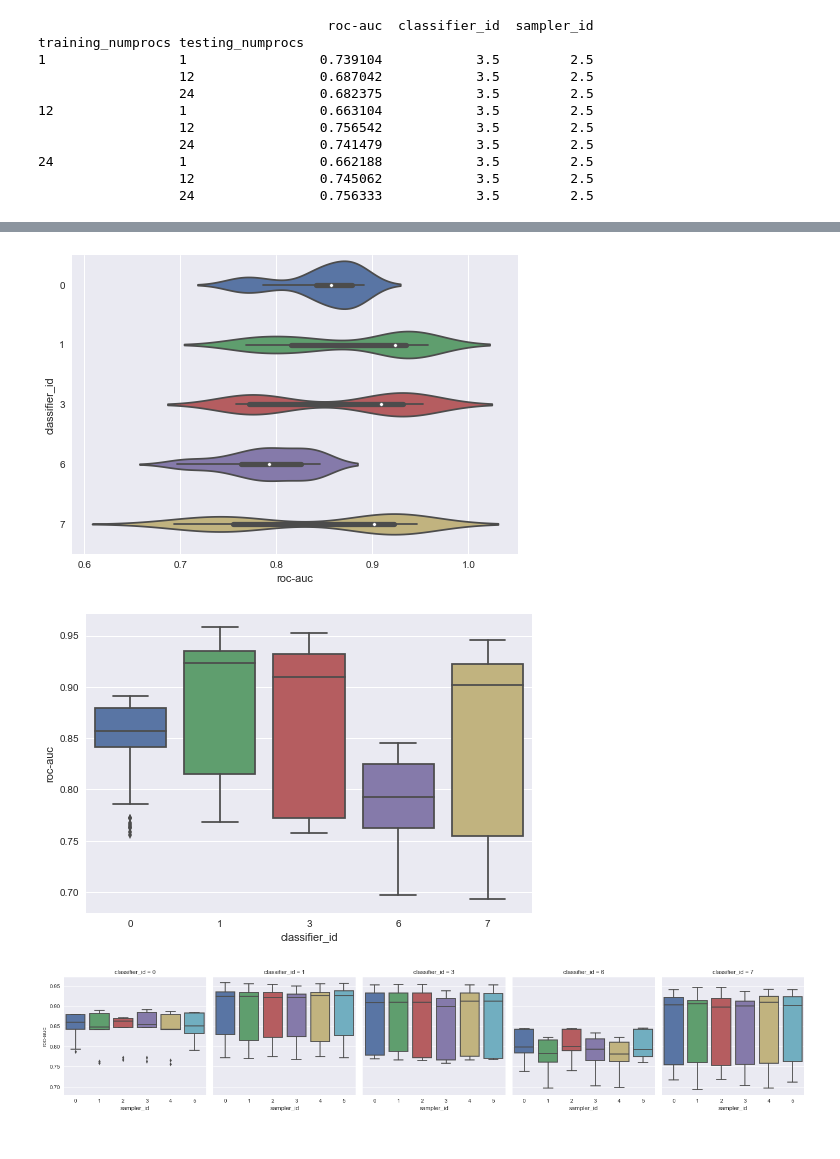
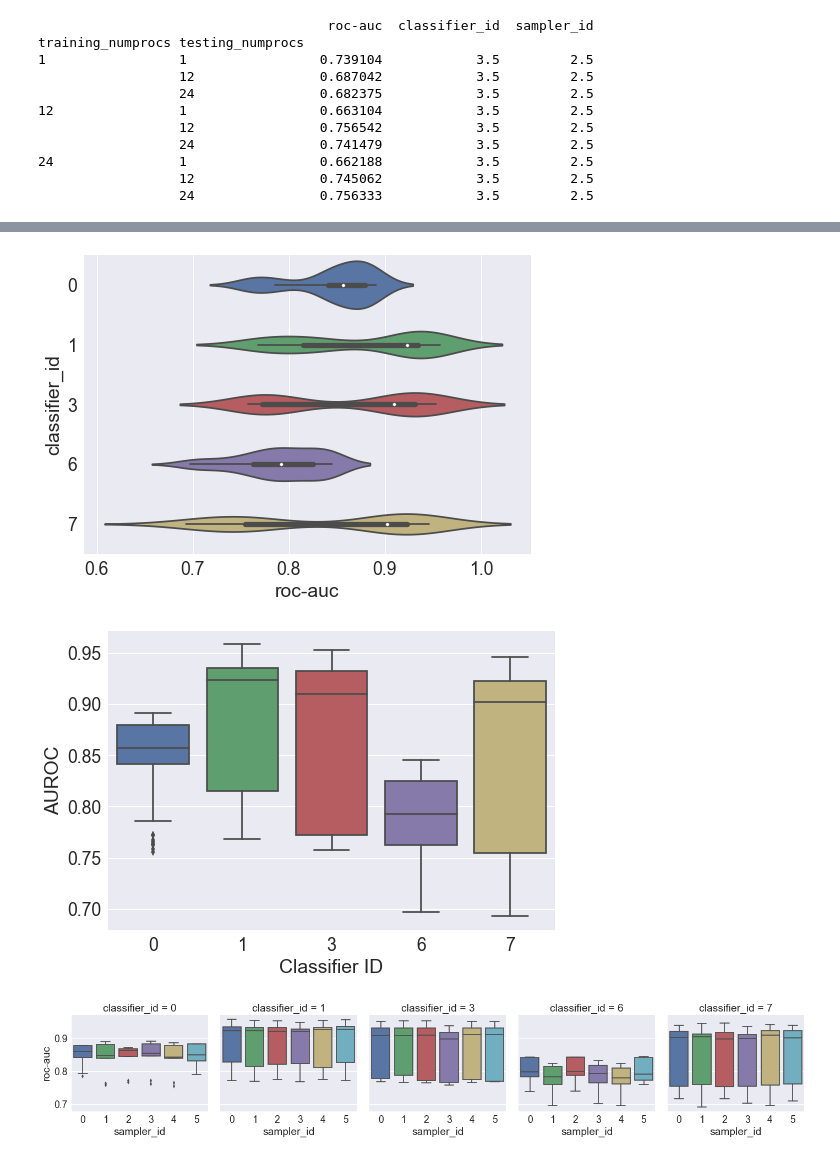
Before and after one commit to patemotter/trilinos-prediction, a Jupyter notebook: ml_files/Summit_Comparison.ipynb, the cells around one changed output, grey strips where cells are left out. Cells and saved outputs as stored; diff of their text form; code cells hidden in the pictures.

```diff
--- a/ml_files/Summit_Comparison.ipynb
+++ b/ml_files/Summit_Comparison.ipynb
@@ -4,6 +4,7 @@ import pandas as pd
 import seaborn as sns
 import timeit
 
+sns.set(font_scale=1.75)
 predictions = pd.read_csv('../data/roc_data/summit_1_12_24_ml_predictions.csv', header=0, delimiter='\t')
 
 predictions['classifier_id'] = predictions.classifier.map({
@@ -95,16 +97,18 @@ good_classifiers = new_pred[(new_pred['classifier_id'] > 5) |
 sns.violinplot(y='classifier_id', x='roc-auc', data=good_classifiers, orient='h')
 sns.plt.show()
 # %% [output]
-[figure, old version]
+[figure, new version]
 # %%
-sns.boxplot(x='classifier_id', y='roc-auc', data=good_classifiers)
+a = sns.boxplot(x='classifier_id', y='roc-auc', data=good_classifiers)
+a.set_ylabel("AUROC")
+a.set_xlabel("Classifier ID")
 sns.plt.show()
 # %% [output]
-[figure, old version]
+[figure, new version]
 # %%
-sns.factorplot(x="sampler_id", y="roc-auc", col="classifier_id", data=good_classifiers, kind="box")
+a = sns.factorplot(x="sampler_id", y="roc-auc", col="classifier_id", data=good_classifiers, kind="box")
 sns.plt.show()
 # %% [output]
-[figure, old version]
+[figure, new version]
 # %%
 classifier_1 = new_pred[(new_pred['classifier_id'] == 1)]
```
Also changed, not shown: parts of 5 cells of this notebook, 3 other files.
